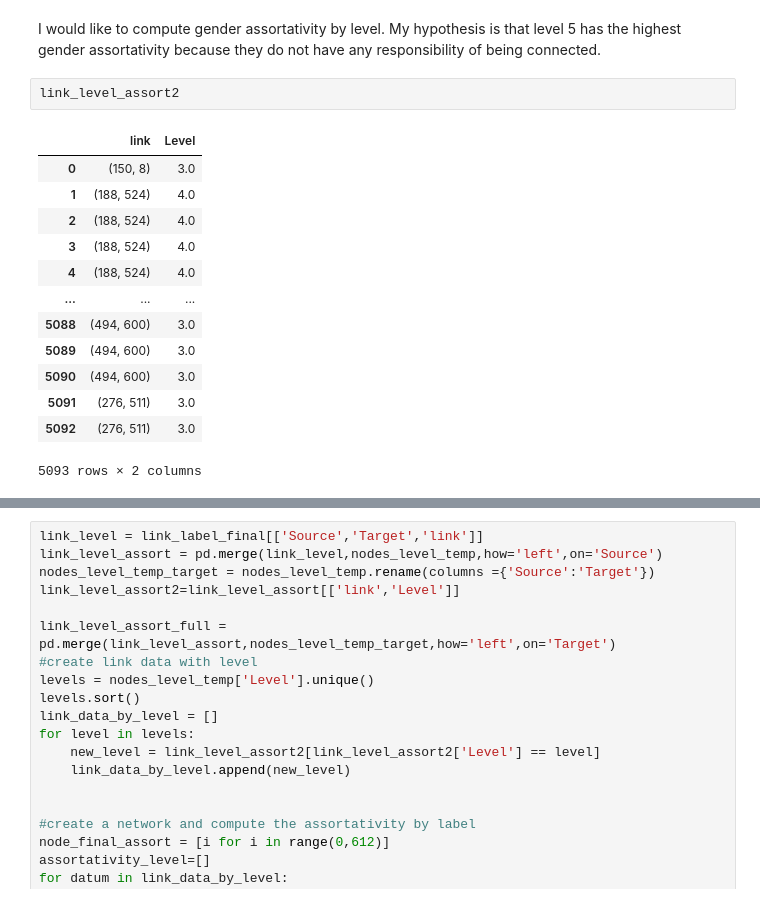
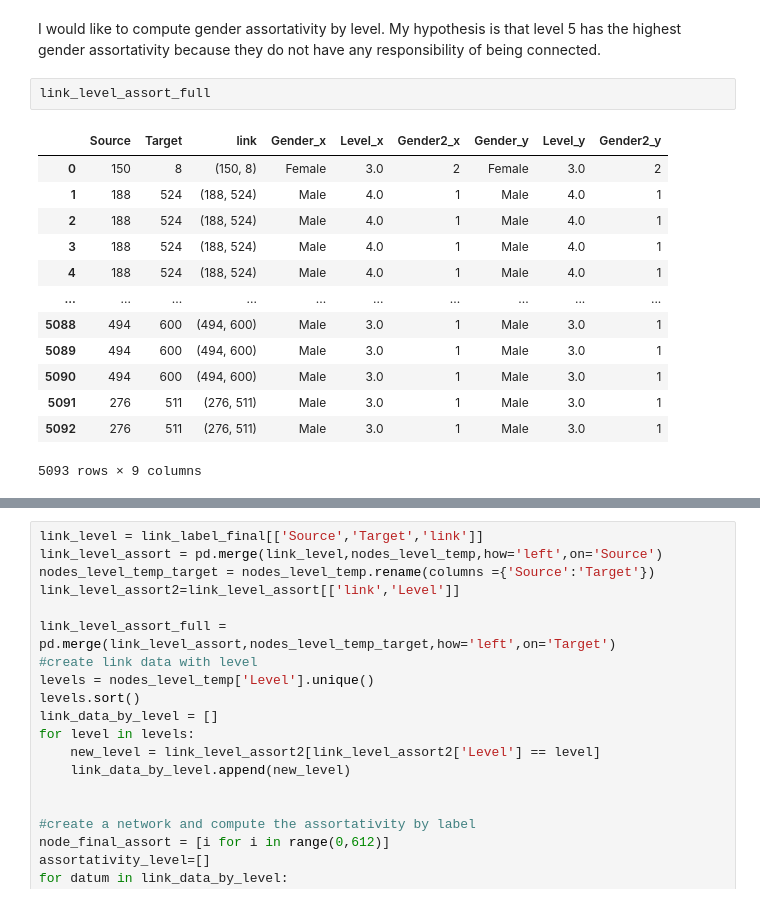
Before and after one commit to feelzoo/assortativity, a Jupyter notebook: Assortativity.ipynb, the cells around one changed output, grey strips where cells are left out. Cells and saved outputs as stored; diff of their text form.

```diff
--- a/Assortativity.ipynb
+++ b/Assortativity.ipynb
@@ -1128,19 +1078,19 @@ mean_degree_level_in_table
 ## Gender Assortativity by Level
 # %% [markdown]
 I would like to compute gender assortativity by level. My hypothesis is that level 5 has the highest gender assortativity because they do not have any responsibility of being connected.
-# %%
-link_level_assort2
-# %% [output]
-|  | link | Level |
-| 0 | (150, 8) | 3.0 |
-| 1 | (188, 524) | 4.0 |
-| 2 | (188, 524) | 4.0 |
-| 3 | (188, 524) | 4.0 |
-| 4 | (188, 524) | 4.0 |
-| ... | ... | ... |
-| 5088 | (494, 600) | 3.0 |
-| 5089 | (494, 600) | 3.0 |
-| 5090 | (494, 600) | 3.0 |
-| 5091 | (276, 511) | 3.0 |
-| 5092 | (276, 511) | 3.0 |
-5093 rows × 2 columns
+# %%
+link_level_assort_full
+# %% [output]
+|  | Source | Target | link | Gender_x | Level_x | Gender2_x | Gender_y | Level_y | Gender2_y |
+| 0 | 150 | 8 | (150, 8) | Female | 3.0 | 2 | Female | 3.0 | 2 |
+| 1 | 188 | 524 | (188, 524) | Male | 4.0 | 1 | Male | 4.0 | 1 |
+| 2 | 188 | 524 | (188, 524) | Male | 4.0 | 1 | Male | 4.0 | 1 |
+| 3 | 188 | 524 | (188, 524) | Male | 4.0 | 1 | Male | 4.0 | 1 |
+| 4 | 188 | 524 | (188, 524) | Male | 4.0 | 1 | Male | 4.0 | 1 |
+| ... | ... | ... | ... | ... | ... | ... | ... | ... | ... |
+| 5088 | 494 | 600 | (494, 600) | Male | 3.0 | 1 | Male | 3.0 | 1 |
+| 5089 | 494 | 600 | (494, 600) | Male | 3.0 | 1 | Male | 3.0 | 1 |
+| 5090 | 494 | 600 | (494, 600) | Male | 3.0 | 1 | Male | 3.0 | 1 |
+| 5091 | 276 | 511 | (276, 511) | Male | 3.0 | 1 | Male | 3.0 | 1 |
+| 5092 | 276 | 511 | (276, 511) | Male | 3.0 | 1 | Male | 3.0 | 1 |
+5093 rows × 9 columns
```
Also changed, not shown: parts of 17 cells of this notebook.
